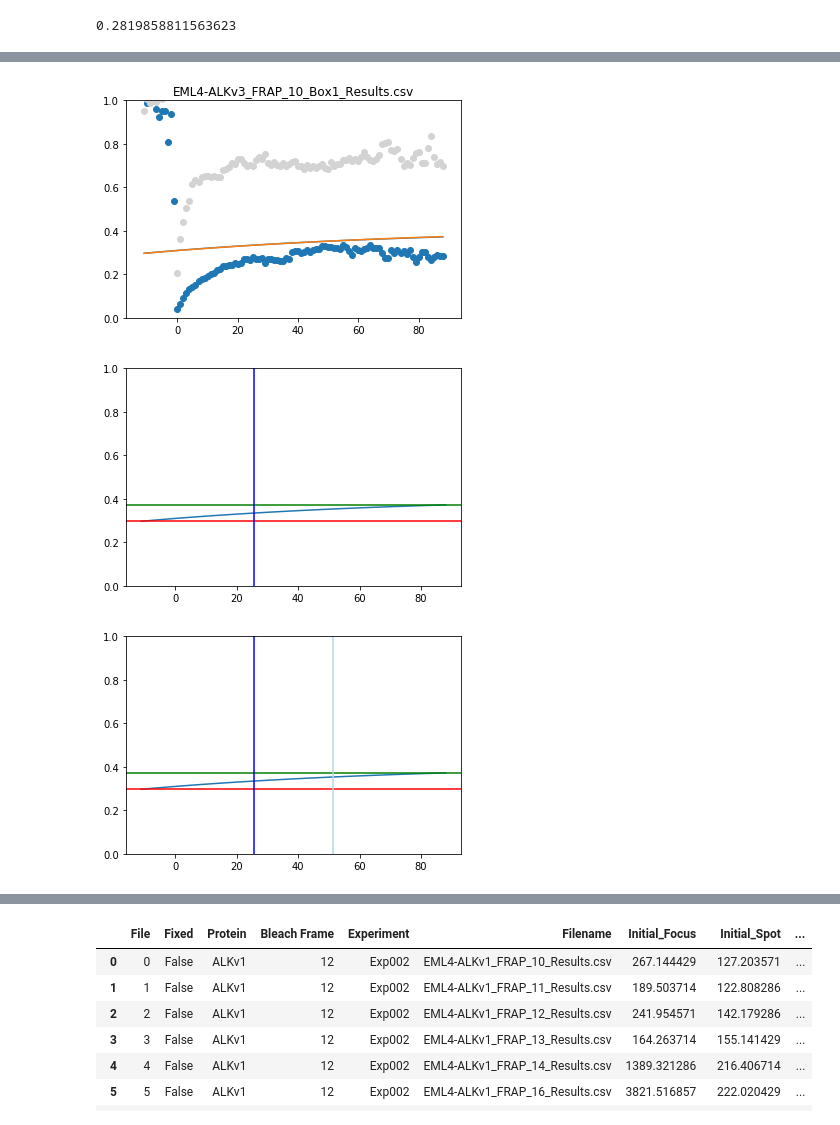
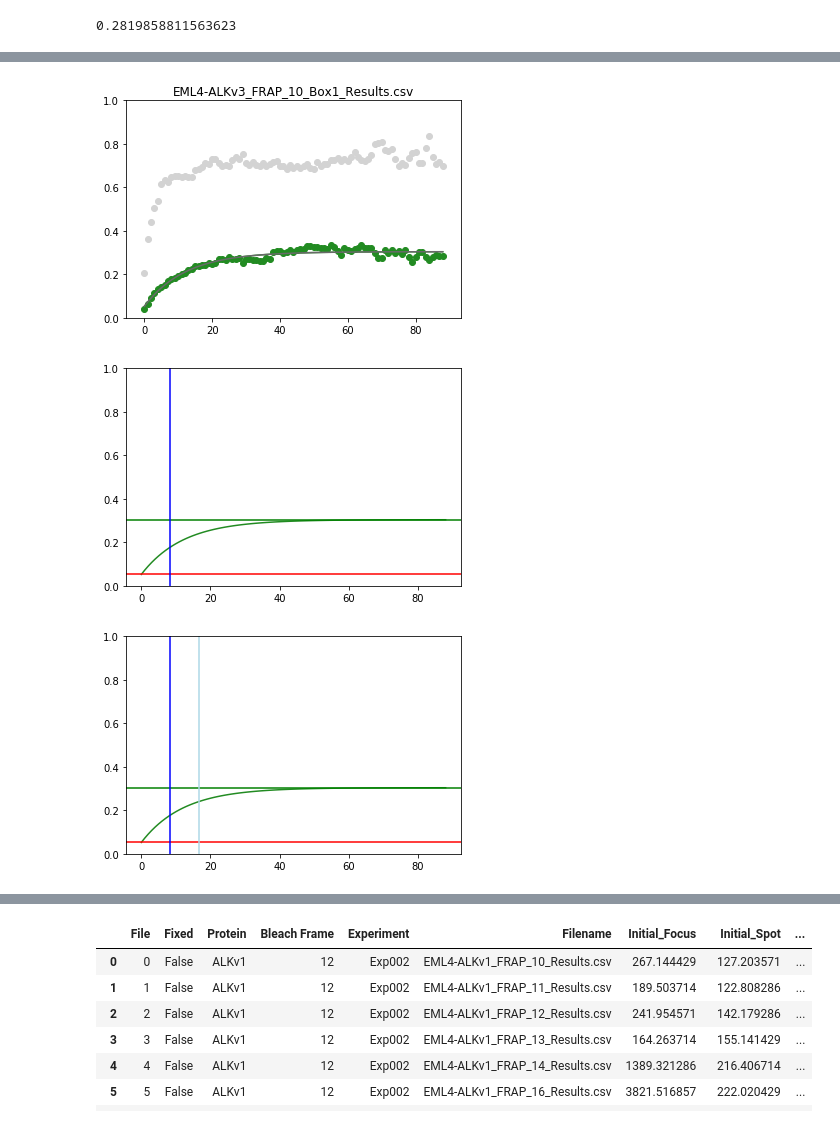
Before and after one commit to BoHuangLab/EML4-ALK_FRAP, a Jupyter notebook: EML4-ALK_FRAP_v4.ipynb, the cells around one changed output, grey strips where cells are left out. Cells and saved outputs as stored; diff of their text form; code cells hidden in the pictures.

```diff
--- a/EML4-ALK_FRAP_v4.ipynb
+++ b/EML4-ALK_FRAP_v4.ipynb
@@ -608,24 +624,28 @@ y1, p1, e1, y2, p2, e2 = compare_fits(x, y)
 # %%
 #What about when I change the df?
 df_index = 14
 df    = df_list[df_index]
 title = file_list[df_index]
 t0    = t0_frames[df_index]
 
 sub = subtract_background(df)
 norm = normalise(sub)
 FRAP = get_FRAP(norm, t0)
 
+#Drop Prebleach
+FRAP = FRAP[FRAP.Time >= 0]
+
 x = FRAP.Time
 y = FRAP[ROI]
 
 y1, p1, e1, y2, p2, e2 = compare_fits(x, y)
 
 plt.scatter(FRAP['Time'], FRAP['Mean(Spot)'], c='lightgrey')
 plt.title(title);
 plt.ylim(0,1);
+# Success
 # %% [output]
-[figure, old version]
+[figure, new version]
 # %%
 #Get thalf from fit
 
@@ -645,7 +665,7 @@ plt.axhline(y1.max(), c='g')
 plt.axvline(thalf,    c='b')
 plt.ylim(0,1);
 # %% [output]
-[figure, old version]
+[figure, new version]
 # %%
 #What are the 2nd and 3rd half lives?
 y1_range2 = y1.max()-y1_half
@@ -666,7 +686,7 @@ plt.axvline(thalf,    c='b')
 plt.axvline(thalf2,   c='lightblue')
 plt.ylim(0,1);
 # %% [output]
-[figure, old version]
+[figure, new version]
 # %%
 # So let's compare FRAPs
 FRAP_list = list()
```
Also changed, not shown: parts of 32 cells of this notebook, 6 other files.
